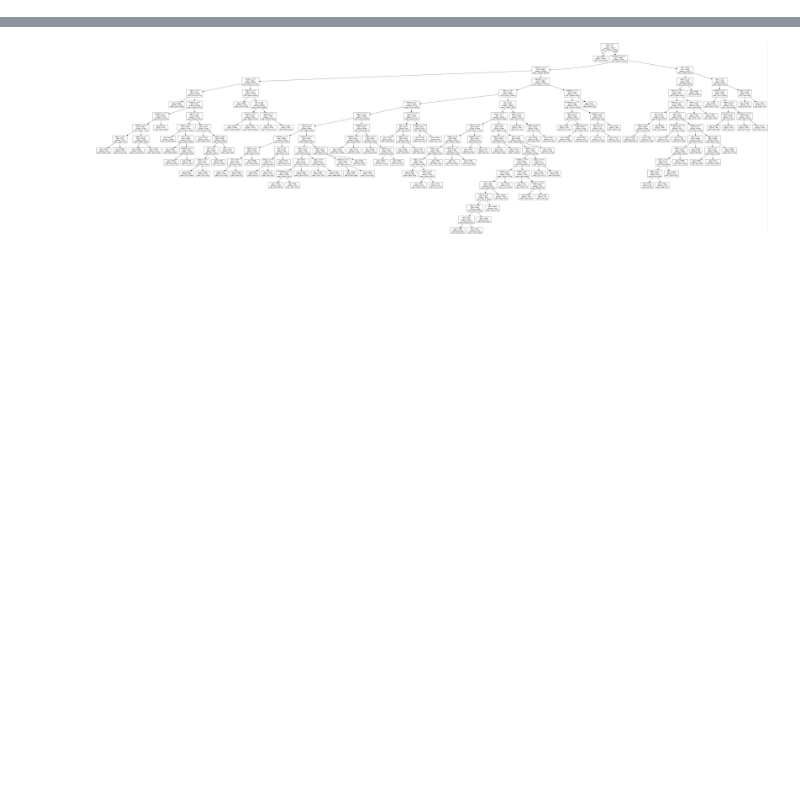
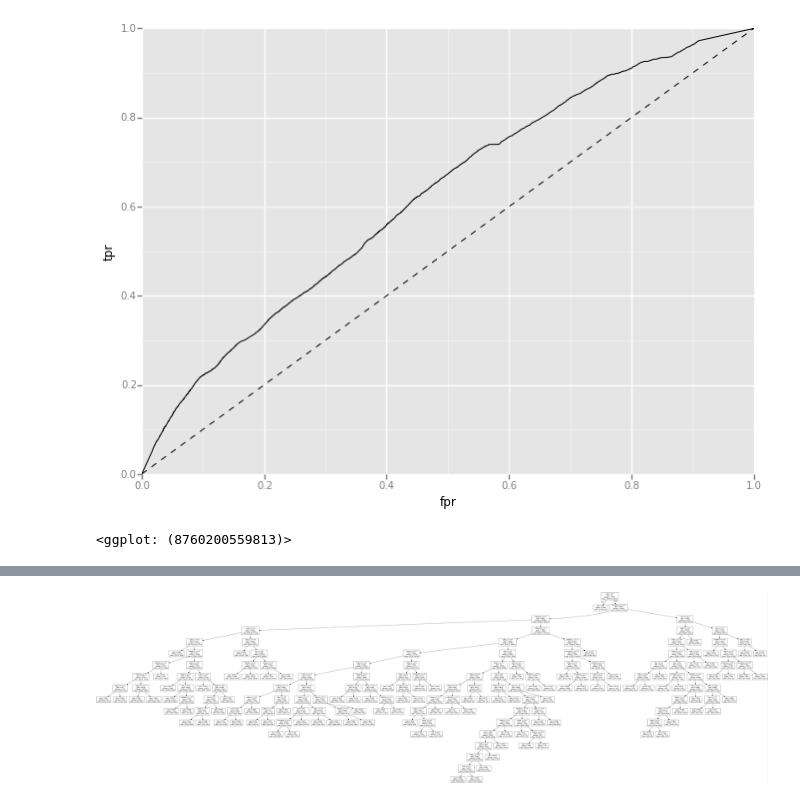
Before and after one commit to chrpr/dpla-c4lj, a Jupyter notebook: notebooks/dpla.predictions.ipynb, the cells around one changed output, grey strips where cells are left out. Drawn from its saved outputs; the diff is of its cells as text; code cells hidden in the pictures; blank space fills up the shorter version.

```diff
--- a/notebooks/dpla.predictions.ipynb
+++ b/notebooks/dpla.predictions.ipynb
@@ -151,0 +56,12 @@ def visualize_tree(tree, feature_names):
+# %%
+# Approach to binarize analytics borrowed from:
+# http://stackoverflow.com/questions/26886653/pandas-create-new-column-based-on-values-from-other-columns
+def binary (row):
+    if row['analytics'] == 0 :
+        return 0
+    else:
+        return 1
+
+merge_case.loc[:,'analyticsbin'] = merge_case.apply (lambda row: binary (row),axis=1)
+merge_rand.loc[:,'analyticsbin'] = merge_rand.apply (lambda row: binary (row),axis=1)
+merge_eval.loc[:,'analyticsbin'] = merge_eval.apply (lambda row: binary (row),axis=1)
@@ -151,0 +99,8 @@ def visualize_tree(tree, feature_names):
+# %%
+# Lets build training and test data for our "balanced" (case-control) data...
+ctrain, ctest = train_test_split(merge_case, test_size=0.33, random_state=42)
+# %%
+gnb = GaussianNB()
+gnb_pred = gnb.fit(ctrain[featurelist], ctrain["analyticsbin"]).predict(ctest[featurelist])
+print("Number of mislabeled points out of a total %d points : %d"
+      % (ctest.shape[0],(ctest["analyticsbin"] != gnb_pred).sum()))
@@ -151,0 +121,4 @@ def visualize_tree(tree, feature_names):
+# %%
+gnb_pred2 = gnb.fit(train[featurelist], train["analyticsbin"]).predict(test[featurelist])
+print("Number of mislabeled points out of a total %d points : %d"
+      % (test.shape[0],(test["analyticsbin"] != gnb_pred2).sum()))
@@ -151,0 +167,11 @@ def visualize_tree(tree, feature_names):
+# %%
+preds = gnb.predict_proba(test[featurelist])[:,1]
+fpr, tpr, _ = roc_curve(test["analyticsbin"], preds)
+
+df = pd.DataFrame(dict(fpr=fpr, tpr=tpr))
+ggplot(df, aes(x='fpr', y='tpr')) +\
+    geom_line() +\
+    geom_abline(linetype='dashed')
+# %% [output]
+[figure, added]
+<ggplot: (8760200559813)>
```
Also changed, not shown: parts of 44 cells of this notebook, 2 other files.
